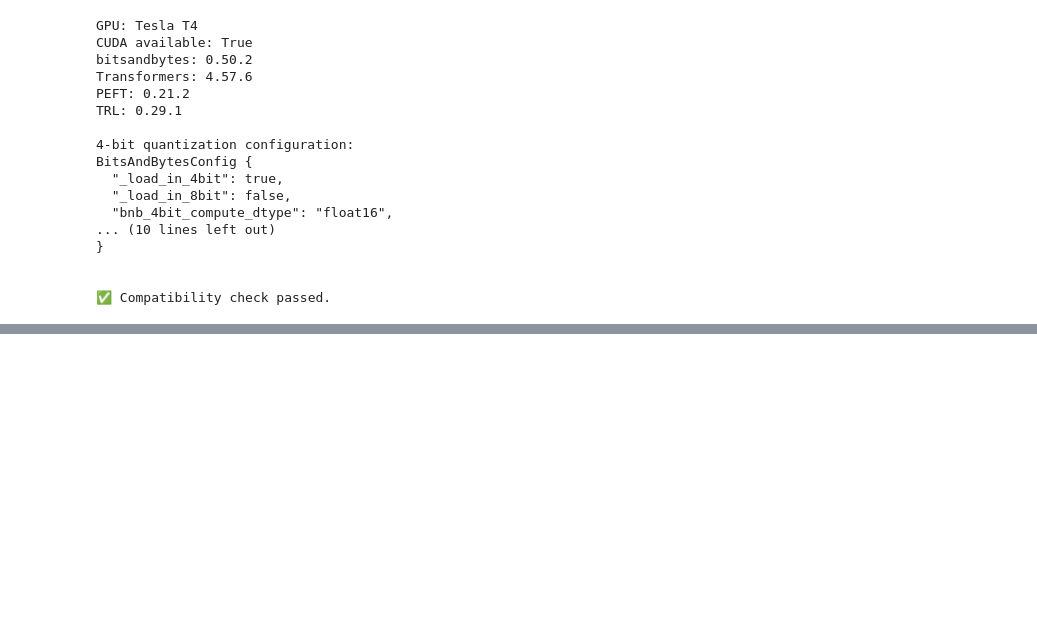
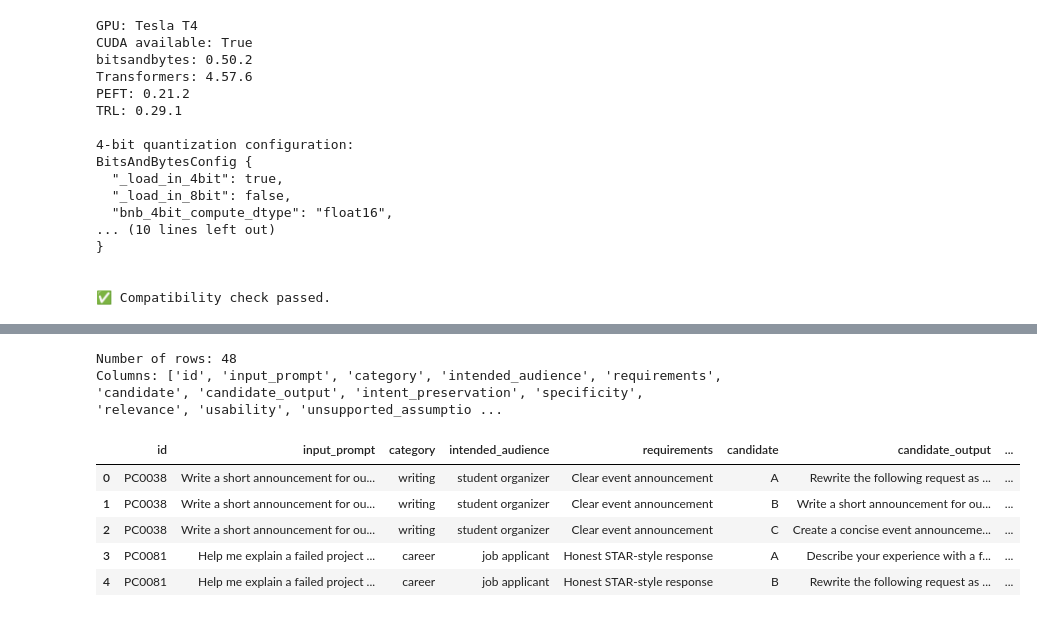
Before and after one commit to YASHMETKAL/promptcraft-ai, a Jupyter notebook: notebooks/promptcraft_finetuning.ipynb, the cells around one changed output, grey strips where cells are left out. Saved outputs shown, nothing was run; the diff lists cells and outputs as text; code cells hidden in the pictures; blank space fills up the shorter version.

```diff
--- a/notebooks/promptcraft_finetuning.ipynb
+++ b/notebooks/promptcraft_finetuning.ipynb
@@ -437,0 +769,20 @@ Saved LoRA adapter to models/promptcraft-colab-run-001; selected checkpoint: mod
+# %%
+import pandas as pd
+
+ratings_path = "outputs/colab_run_001_test_evaluation_ratings.csv"
+
+ratings = pd.read_csv(ratings_path)
+
+print("Number of rows:", len(ratings))
+print("Columns:", ratings.columns.tolist())
+
+display(ratings.head())
+# %% [output]
+Number of rows: 48
+Columns: ['id', 'input_prompt', 'category', 'intended_audience', 'requirements', 'candidate', 'candidate_output', 'intent_preservation', 'specificity', 'relevance', 'usability', 'unsupported_assumptio ...
+|  | id | input_prompt | category | intended_audience | requirements | candidate | candidate_output | ... |
+| 0 | PC0038 | Write a short announcement for ou... | writing | student organizer | Clear event announcement | A | Rewrite the following request as ... | ... |
+| 1 | PC0038 | Write a short announcement for ou... | writing | student organizer | Clear event announcement | B | Write a short announcement for ou... | ... |
+| 2 | PC0038 | Write a short announcement for ou... | writing | student organizer | Clear event announcement | C | Create a concise event announceme... | ... |
+| 3 | PC0081 | Help me explain a failed project ... | career | job applicant | Honest STAR-style response | A | Describe your experience with a f... | ... |
+| 4 | PC0081 | Help me explain a failed project ... | career | job applicant | Honest STAR-style response | B | Rewrite the following request as ... | ... |
```
Also changed, not shown: parts of 20 cells of this notebook.
